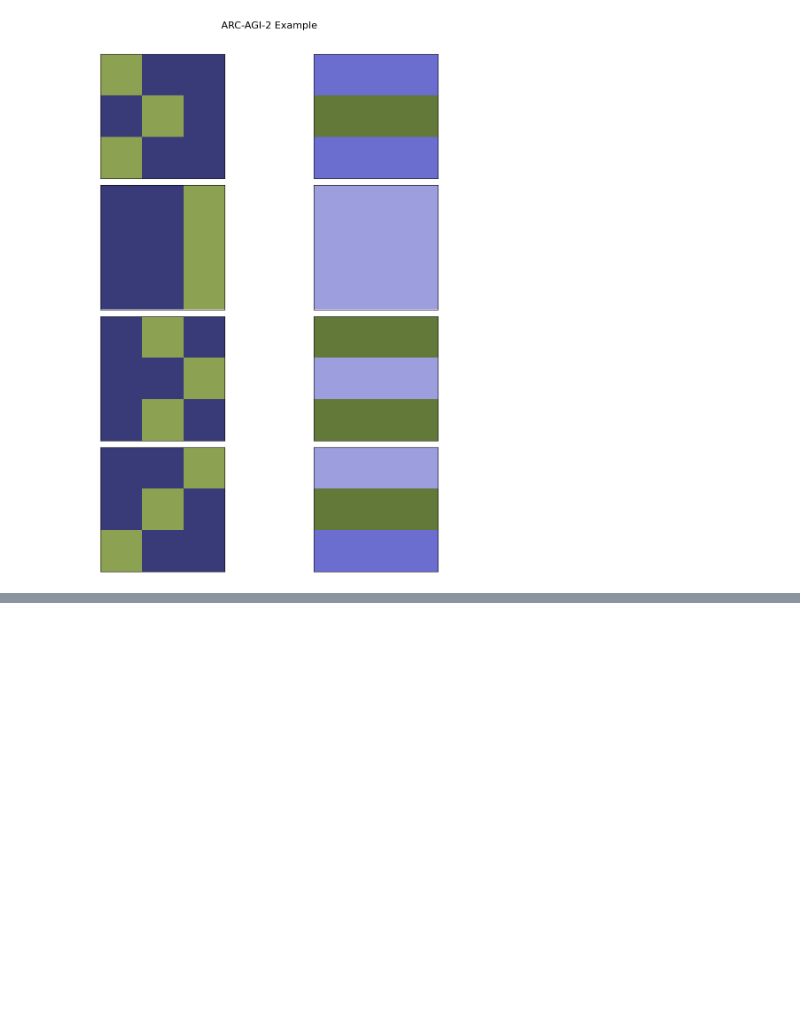
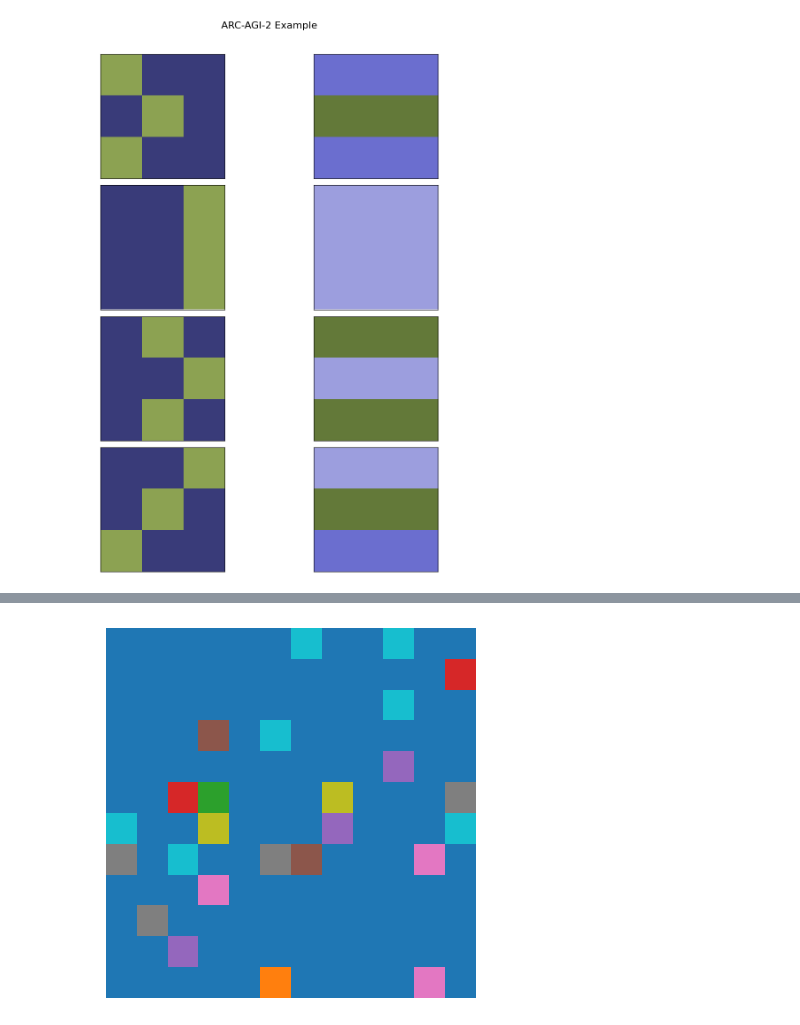
Before and after one commit to samj-ai/composition, a Jupyter notebook: notebooks/data_test.ipynb, the cells around one changed output, grey strips where cells are left out. Cells and saved outputs as stored; diff of their text form; code cells hidden in the pictures; blank space fills up the shorter version.

Commit message:
Update grid augmentation functions.

```diff
--- a/notebooks/data_test.ipynb
+++ b/notebooks/data_test.ipynb
@@ -208,0 +217,37 @@ plt.show()
+# %%
+from jax import random
+
+key = random.key(0)
+# %%
+def random_grid(key, size_x=None, size_y=None, max_value=10, size_max=30, sparsity=0.8):
+    """ Create a single random grid.
+    Args:
+        key: jax random key
+        size_x: x dimension of grid
+        size_y: y dimension of grid
+        max_value: maximum value in grid
+        sparsity: fraction of grid to be zero
+    """
+    key1, key2, key3 = random.split(key, 3)
+    # handle optional size_x and size_y
+    if not size_x and not size_y:
+        size_x, size_y = random.randint(key1, (2,), 1, size_max)
+    elif size_x and not size_y:
+        size_y = size_x
+    elif size_y and not size_x:
+        size_x = size_y
+    grid = random.randint(key2, (size_x, size_y), 0, max_value)
+    # apply sparsity
+    mask = random.uniform(key3, grid.shape) < sparsity
+    grid = jnp.where(mask, 0, grid)
+    return grid
+# %%
+key = key, fn_key = random.split(key)
+rg = random_grid(fn_key)
+# %%
+cmap = plt.cm.tab10
+plt.imshow(rg, cmap=cmap)
+plt.axis('off')
+plt.show()
+# %% [output]
+[figure, added]
```
Also changed, not shown: parts of 5 cells of this notebook.
